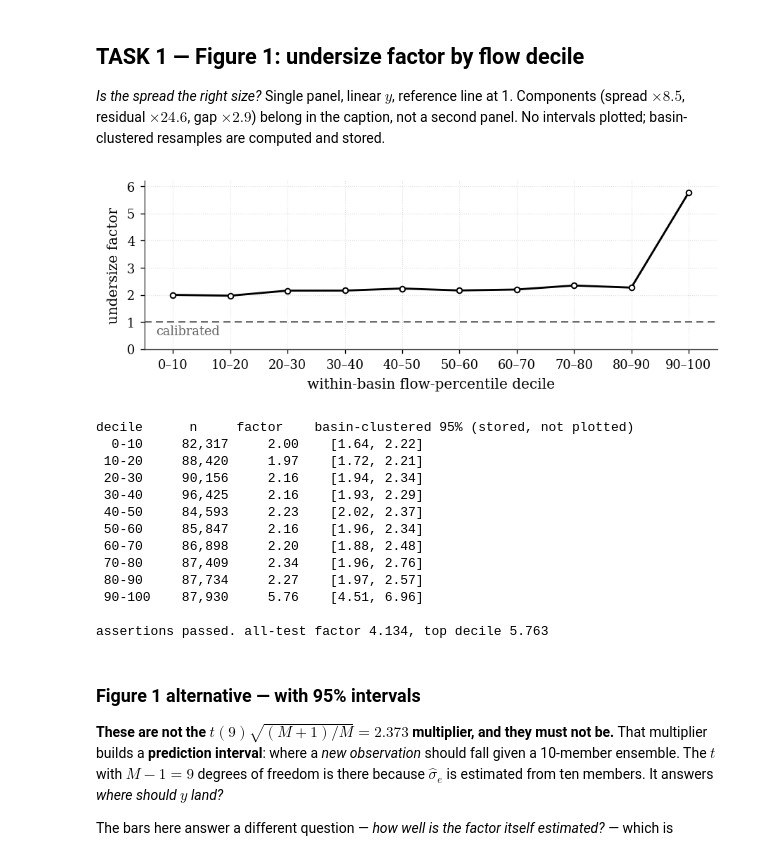
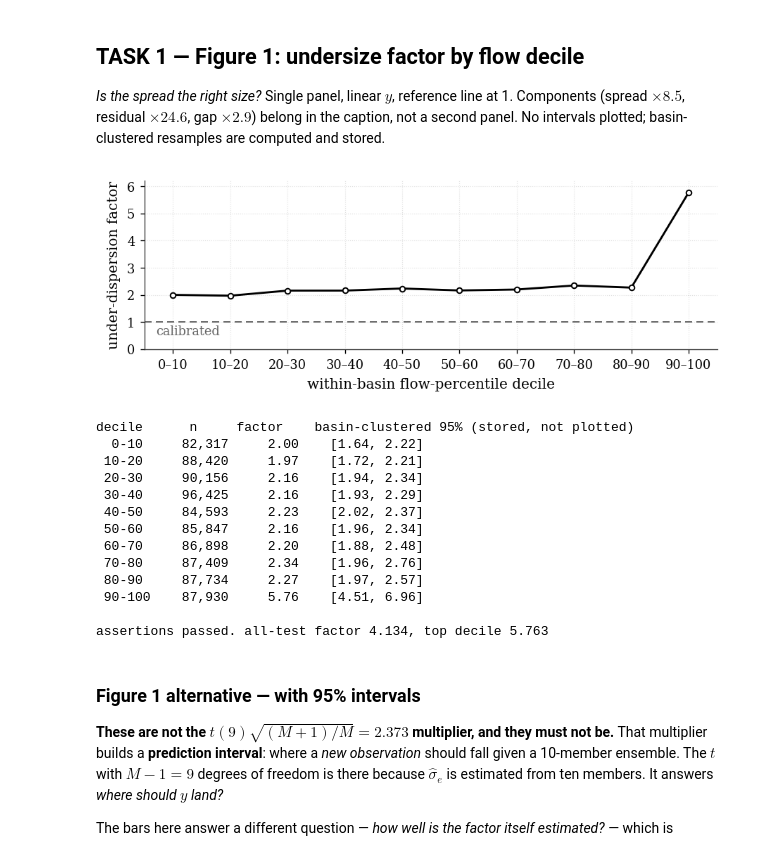
Before and after one commit to TWilson05/EA-LSTM-Streamflow, a Jupyter notebook: notebooks/workshop_figures_v2.ipynb, the cells around one changed output. Saved outputs shown, nothing was run; the diff lists cells and outputs as text; code cells hidden in the pictures.

```diff
--- a/notebooks/workshop_figures_v2.ipynb
+++ b/notebooks/workshop_figures_v2.ipynb
@@ -210,35 +210,35 @@ def basin_ci(m, B=200, seed=SEED):
     for _ in range(B):
         pick=rng.choice(J,len(J),replace=True)
         r=np.concatenate([resid[m[:,j],j] for j in pick])
         s=np.concatenate([sigma_e2[m[:,j],j] for j in pick])
         out.append(r.std()/(np.sqrt(s.mean())*CORR))
     return float(np.percentile(out,2.5)), float(np.percentile(out,97.5))
 ci_dec=[basin_ci(TEST & (dec==k)) for k in range(10)]
 
 fig, ax = plt.subplots(figsize=(FIGW, 1.95), layout="constrained")
 ax.axhline(1.0, ls=(0,(5,3)), lw=0.9, color=CREF, zorder=2)
 ax.annotate("calibrated", xy=(2, 1.0), xytext=(2, 0.42), fontsize=8, color=CREF,
             ha="left", va="bottom")          # below the line: the 0-1 band is empty
 ax.plot(cc, f_dec, "-", color=CK, lw=1.3, zorder=3)
 ax.plot(cc, f_dec, "o", ms=3.4, mfc="white", mec=CK, mew=0.9, zorder=4)
 ax.set_xlim(0,100); ax.set_ylim(0, 6.2)
 ax.set_xticks(cc)
 ax.set_xticklabels([f"{k*10}–{k*10+10}" for k in range(10)])   # full width fits all ten
 ax.set_yticks([0,1,2,3,4,5,6])
 ax.set_xlabel("within-basin flow-percentile decile")
-ax.set_ylabel("undersize factor")
+ax.set_ylabel("under-dispersion factor")
 fig.savefig(FIG_OUT/"workshop_fig1_dispersion.pdf")
 plt.show()
 
 FIGVALS["figure1"]={"x_decile_centre":cc.tolist(),"factor":[round(float(v),4) for v in f_dec],
                     "n":n_dec.tolist(),"basin_clustered_ci95":[[round(a,4),round(b,4)] for a,b in ci_dec],
                     "reference_line":1.0,"ylim":[0,6.2]}
 print("decile      n     factor    basin-clustered 95% (stored, not plotted)")
 for k in range(10):
     print(f"{k*10:3d}-{k*10+10:<4d} {n_dec[k]:8,d} {f_dec[k]:8.2f}    [{ci_dec[k][0]:.2f}, {ci_dec[k][1]:.2f}]")
 print(f"\nassertions passed. all-test factor {factor(TEST):.3f}, top decile {f_dec[9]:.3f}")
 # %% [output]
-[figure, old version]
+[figure, new version]
 decile      n     factor    basin-clustered 95% (stored, not plotted)
   0-10     82,317     2.00    [1.64, 2.22]
  10-20     88,420     1.97    [1.72, 2.21]
```
Also changed, not shown: parts of 7 cells of this notebook, 2 other files.
